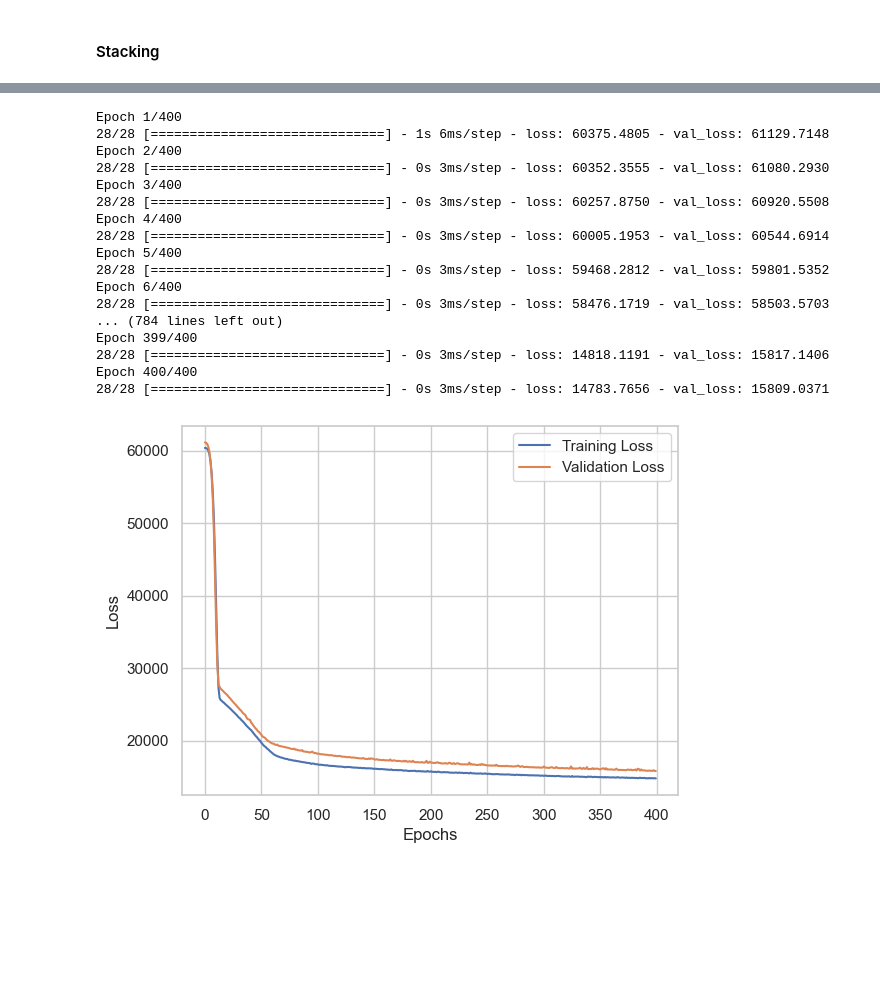
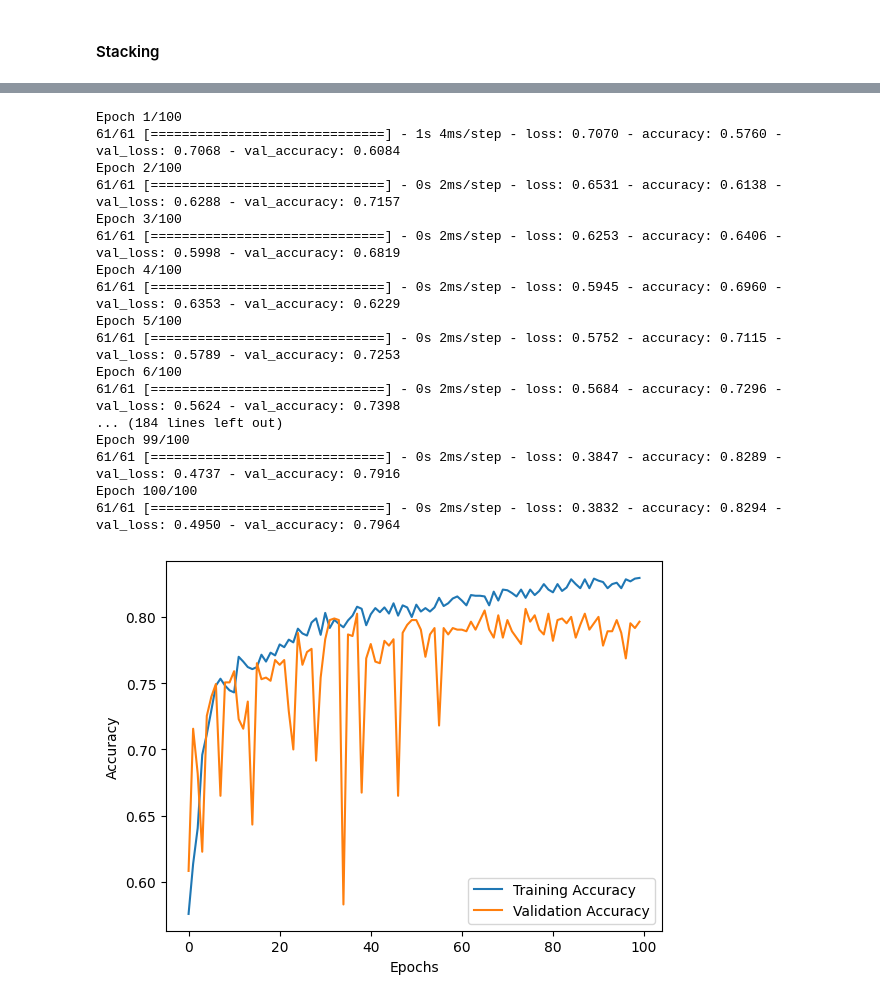
Before and after one commit to trnqbao/machine-learning-final-project, a Jupyter notebook: Ex2.ipynb, the cells around one changed output, grey strips where cells are left out. Saved outputs shown, nothing was run; the diff lists cells and outputs as text; code cells hidden in the pictures; blank space fills up the shorter version.

```diff
--- a/Ex2.ipynb
+++ b/Ex2.ipynb
@@ -122,2 +100,0 @@ dtype: int64
-# %%
-df.dropna(inplace=True)
@@ -490,3 +472,2 @@ array([[0.05555556, 0.8       , 0.33333333, ..., 1.        , 0.66666667,
 # %%
-X_train, X_test, y_train, y_test = train_test_split(X_scaled, y, random_state=5, test_size=0.3)
-y_train
+X_train, X_test, y_train, y_test = train_test_split(X, y, random_state=5, test_size=0.3)
@@ -624,0 +557,12 @@ Mean R2 score: 0.7676818476801145
+# %%
+from sklearn.ensemble import RandomForestClassifier
+rf_clf = RandomForestClassifier()
+rf_clf.fit(X_train, y_train)
+y_pred = rf_clf.predict(X_test)
+
+rf_accuracy = accuracy_score(y_test, y_pred)
+rf_precision = precision_score(y_test, y_pred)
+rf_recall = recall_score(y_test, y_pred)
+rf_f1 = f1_score(y_test, y_pred)
+
+print_metrics(rf_accuracy, rf_precision, rf_recall, rf_f1)
@@ -724,0 +612,16 @@ No artists with labels found to put in legend.  Note that artists whose label st
+# %%
+from sklearn.ensemble import StackingClassifier
+
+stacking_clf = StackingClassifier(
+    estimators=[('rf', rf_clf), ('gb', gb_clf)],
+    final_estimator=lr_clf
+)
+stacking_clf.fit(X_train, y_train)
+y_pred = stacking_clf.predict(X_test)
+
+stacking_accuracy = accuracy_score(y_test, y_pred)
+stacking_precision = precision_score(y_test, y_pred)
+stacking_recall = recall_score(y_test, y_pred)
+stacking_f1 = f1_score(y_test, y_pred)
+
+print_metrics(stacking_accuracy, stacking_precision, stacking_recall, stacking_f1)
@@ -729,36 +688,35 @@ No artists with labels found to put in legend.  Note that artists whose label st
 # %%
 model_FFNW = tf.keras.Sequential([
-    tf.keras.layers.Input(shape=(13, )),
     tf.keras.layers.Dense(64, activation='relu', use_bias=True),
     tf.keras.layers.Dense(64, activation='relu', use_bias=True),
     tf.keras.layers.Dense(32, activation='relu', use_bias=True),
-    tf.keras.layers.Dense(32, activation='relu', use_bias=True),
-    tf.keras.layers.Dense(1, activation='linear')
+    tf.keras.layers.Dense(1, activation='sigmoid')
 ])
 
-model_FFNW.compile(loss='mean_absolute_error', optimizer='RMSprop')
+model_FFNW.compile(loss="binary_crossentropy", metrics='accuracy')
 
-history_FFNW = model_FFNW.fit(X_train, y_train, epochs=400, validation_data=(X_test, y_test))
+history_FFNW = model_FFNW.fit(X_train, y_train, epochs=100, validation_data=(X_test, y_test))
 
-plot_training_history(history_FFNW)
+plot_accuracy_history(history_FFNW)
+plot_loss_history(history_FFNW)
 
 print(model_FFNW.summary())
 # %% [output]
-Epoch 1/400
-28/28 [==============================] - 1s 6ms/step - loss: 60375.4805 - val_loss: 61129.7148
-Epoch 2/400
-28/28 [==============================] - 0s 3ms/step - loss: 60352.3555 - val_loss: 61080.2930
-Epoch 3/400
-28/28 [==============================] - 0s 3ms/step - loss: 60257.8750 - val_loss: 60920.5508
-Epoch 4/400
-28/28 [==============================] - 0s 3ms/step - loss: 60005.1953 - val_loss: 60544.6914
-Epoch 5/400
-28/28 [==============================] - 0s 3ms/step - loss: 59468.2812 - val_loss: 59801.5352
-Epoch 6/400
-28/28 [==============================] - 0s 3ms/step - loss: 58476.1719 - val_loss: 58503.5703
-... (784 lines left out)
-Epoch 399/400
-28/28 [==============================] - 0s 3ms/step - loss: 14818.1191 - val_loss: 15817.1406
-Epoch 400/400
-28/28 [==============================] - 0s 3ms/step - loss: 14783.7656 - val_loss: 15809.0371
+Epoch 1/100
+61/61 [==============================] - 1s 4ms/step - loss: 0.7070 - accuracy: 0.5760 - val_loss: 0.7068 - val_accuracy: 0.6084
+Epoch 2/100
+61/61 [==============================] - 0s 2ms/step - loss: 0.6531 - accuracy: 0.6138 - val_loss: 0.6288 - val_accuracy: 0.7157
+Epoch 3/100
+61/61 [==============================] - 0s 2ms/step - loss: 0.6253 - accuracy: 0.6406 - val_loss: 0.5998 - val_accuracy: 0.6819
+Epoch 4/100
+61/61 [==============================] - 0s 2ms/step - loss: 0.5945 - accuracy: 0.6960 - val_loss: 0.6353 - val_accuracy: 0.6229
+Epoch 5/100
+61/61 [==============================] - 0s 2ms/step - loss: 0.5752 - accuracy: 0.7115 - val_loss: 0.5789 - val_accuracy: 0.7253
+Epoch 6/100
+61/61 [==============================] - 0s 2ms/step - loss: 0.5684 - accuracy: 0.7296 - val_loss: 0.5624 - val_accuracy: 0.7398
+... (184 lines left out)
+Epoch 99/100
+61/61 [==============================] - 0s 2ms/step - loss: 0.3847 - accuracy: 0.8289 - val_loss: 0.4737 - val_accuracy: 0.7916
+Epoch 100/100
+61/61 [==============================] - 0s 2ms/step - loss: 0.3832 - accuracy: 0.8294 - val_loss: 0.4950 - val_accuracy: 0.7964
-[figure, old version]
+[figure, new version]
```
Also changed, not shown: parts of 94 cells of this notebook.
